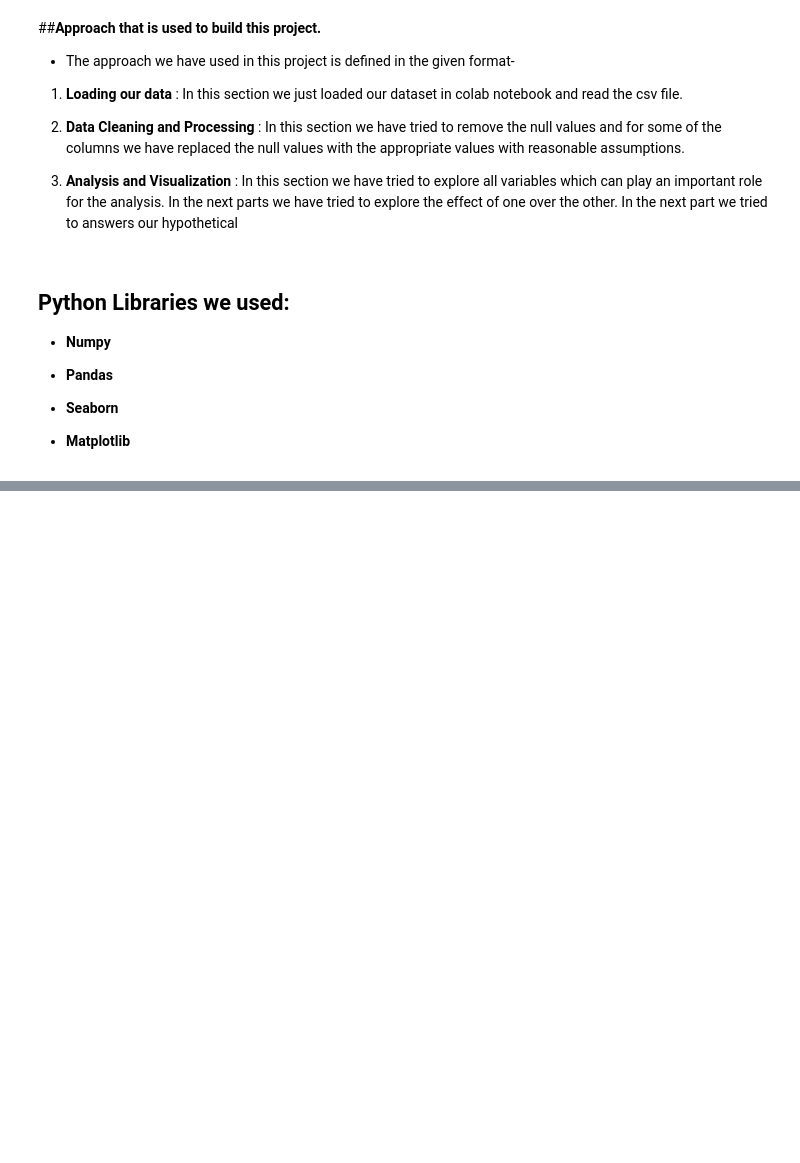
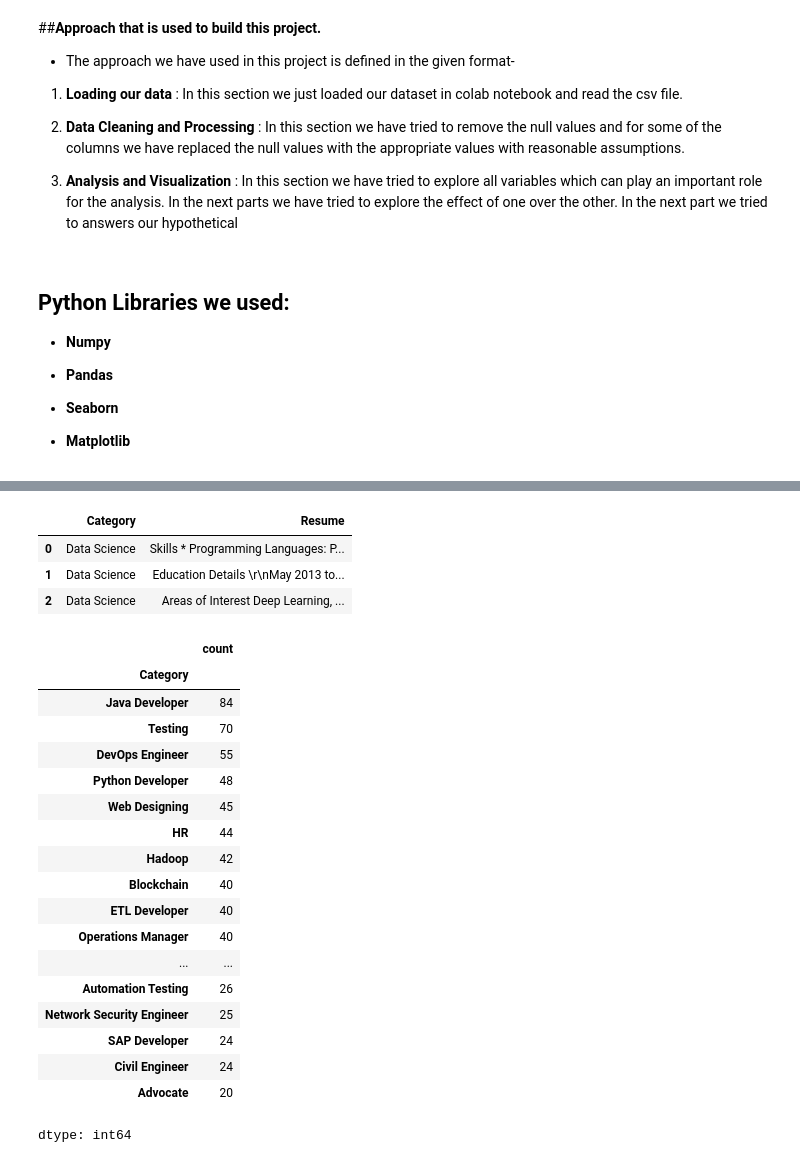
Before and after one commit to Jatingpt/NLP-Project-on-UpdataResume, a Jupyter notebook: NLP_Project_on_UpdateResume.ipynb, the cells around one changed output, grey strips where cells are left out. Drawn from its saved outputs; the diff is of its cells as text; code cells hidden in the pictures; blank space fills up the shorter version.

```diff
--- a/NLP_Project_on_UpdateResume.ipynb
+++ b/NLP_Project_on_UpdateResume.ipynb
@@ -32,0 +66,29 @@ df = pd.read_csv("")
+# %%
+df.head(3)
+# %% [output]
+|  | Category | Resume |
+| 0 | Data Science | Skills * Programming Languages: P... |
+| 1 | Data Science | Education Details \r\nMay 2013 to... |
+| 2 | Data Science | Areas of Interest Deep Learning, ... |
+# %%
+df["Category"].value_counts()
+# %% [output]
+|  | count |
+| Category |  |
+| Java Developer | 84 |
+| Testing | 70 |
+| DevOps Engineer | 55 |
+| Python Developer | 48 |
+| Web Designing | 45 |
+| HR | 44 |
+| Hadoop | 42 |
+| Blockchain | 40 |
+| ETL Developer | 40 |
+| Operations Manager | 40 |
+| ... | ... |
+| Automation Testing | 26 |
+| Network Security Engineer | 25 |
+| SAP Developer | 24 |
+| Civil Engineer | 24 |
+| Advocate | 20 |
+dtype: int64
```
Also changed, not shown: parts of 7 cells of this notebook.
